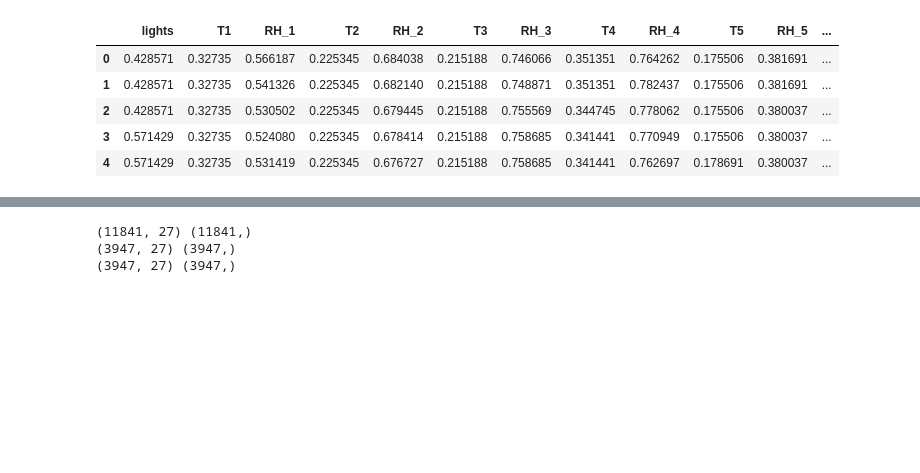
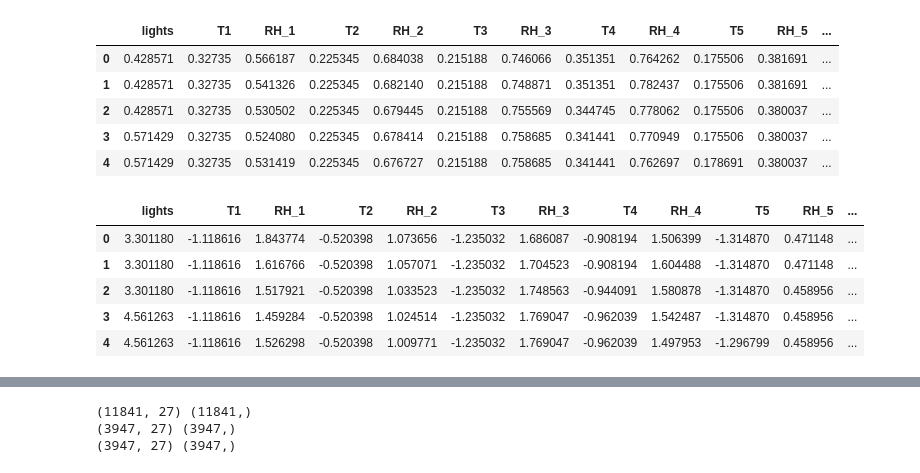
Before and after one commit to vijayshankarrealdeal/intro_to_pytorch, a Jupyter notebook: Pytorch2.ipynb, the cells around one changed output, grey strips where cells are left out. Drawn from its saved outputs; the diff is of its cells as text; code cells hidden in the pictures; blank space fills up the shorter version.

```diff
--- a/Pytorch2.ipynb
+++ b/Pytorch2.ipynb
@@ -52,3 +59,13 @@ X.head()
 | 2 | 0.428571 | 0.32735 | 0.530502 | 0.225345 | 0.679445 | 0.215188 | 0.755569 | 0.344745 | 0.778062 | 0.175506 | 0.380037 | ... |
 | 3 | 0.571429 | 0.32735 | 0.524080 | 0.225345 | 0.678414 | 0.215188 | 0.758685 | 0.341441 | 0.770949 | 0.175506 | 0.380037 | ... |
 | 4 | 0.571429 | 0.32735 | 0.531419 | 0.225345 | 0.676727 | 0.215188 | 0.758685 | 0.341441 | 0.762697 | 0.178691 | 0.380037 | ... |
+# %%
+X = (X - X.mean())/X.std()
+X.head()
+# %% [output]
+|  | lights | T1 | RH_1 | T2 | RH_2 | T3 | RH_3 | T4 | RH_4 | T5 | RH_5 | ... |
+| 0 | 3.301180 | -1.118616 | 1.843774 | -0.520398 | 1.073656 | -1.235032 | 1.686087 | -0.908194 | 1.506399 | -1.314870 | 0.471148 | ... |
+| 1 | 3.301180 | -1.118616 | 1.616766 | -0.520398 | 1.057071 | -1.235032 | 1.704523 | -0.908194 | 1.604488 | -1.314870 | 0.471148 | ... |
+| 2 | 3.301180 | -1.118616 | 1.517921 | -0.520398 | 1.033523 | -1.235032 | 1.748563 | -0.944091 | 1.580878 | -1.314870 | 0.458956 | ... |
+| 3 | 4.561263 | -1.118616 | 1.459284 | -0.520398 | 1.024514 | -1.235032 | 1.769047 | -0.962039 | 1.542487 | -1.314870 | 0.458956 | ... |
+| 4 | 4.561263 | -1.118616 | 1.526298 | -0.520398 | 1.009771 | -1.235032 | 1.769047 | -0.962039 | 1.497953 | -1.296799 | 0.458956 | ... |
```
Also changed, not shown: parts of 7 cells of this notebook.
